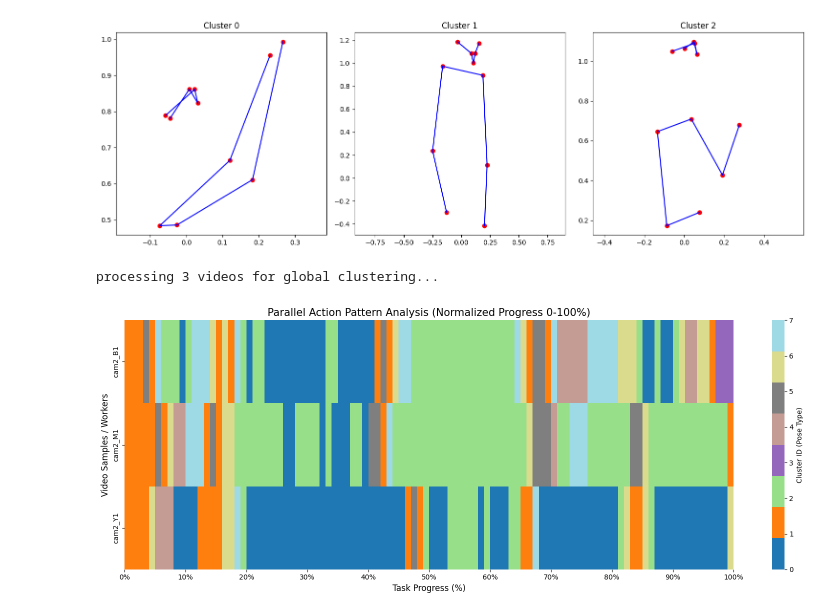
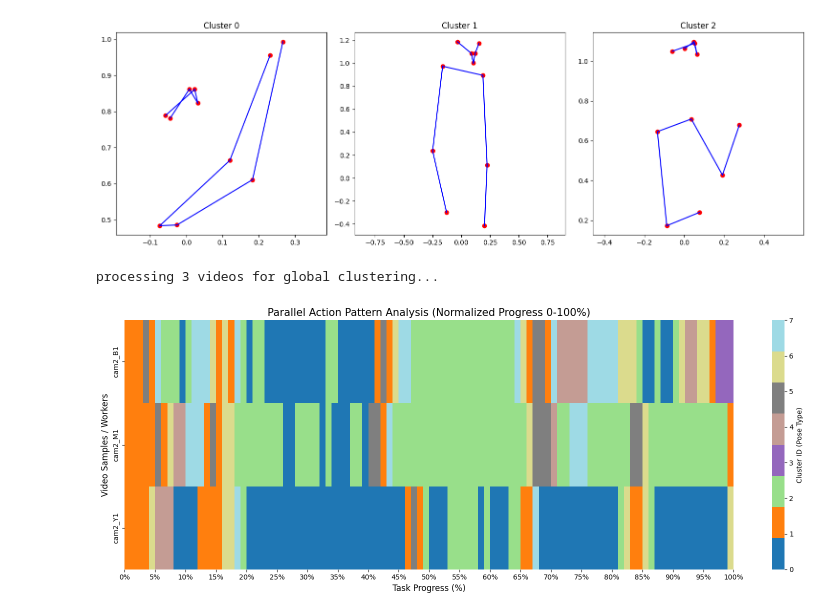
Before and after one commit to Lo122/LSTM_HRC, a Jupyter notebook: data/dataset/analyze_posture.ipynb, the cells around one changed output. Drawn from its saved outputs; the diff is of its cells as text; code cells hidden in the pictures.

```diff
--- a/data/dataset/analyze_posture.ipynb
+++ b/data/dataset/analyze_posture.ipynb
@@ -137,14 +137,14 @@ def plot_parallel_behavior_heatmap(data_path, n_clusters=5, target_steps=100):
     plt.xlabel("Task Progress (%)", fontsize=12)
     plt.ylabel("Video Samples / Workers", fontsize=12)
 
-    plt.xticks(np.linspace(0, target_steps, 11), [f"{i*10}%" for i in range(11)])
+    plt.xticks(np.linspace(0, target_steps, 21), [f"{i*5}%" for i in range(21)])
 
     plt.tight_layout()
     plt.show()
 
     return kmeans, parallel_matrix
 # %%
-kmeans_model, matrix = plot_parallel_behavior_heatmap("", n_clusters=8)
+kmeans_model, matrix = plot_parallel_behavior_heatmap("", n_clusters=8,target_steps=100)
 # %% [output]
 processing 3 videos for global clustering...
-[figure, old version]
+[figure, new version]
```
Also changed, not shown: parts of 2 cells of this notebook, 2 other files.
